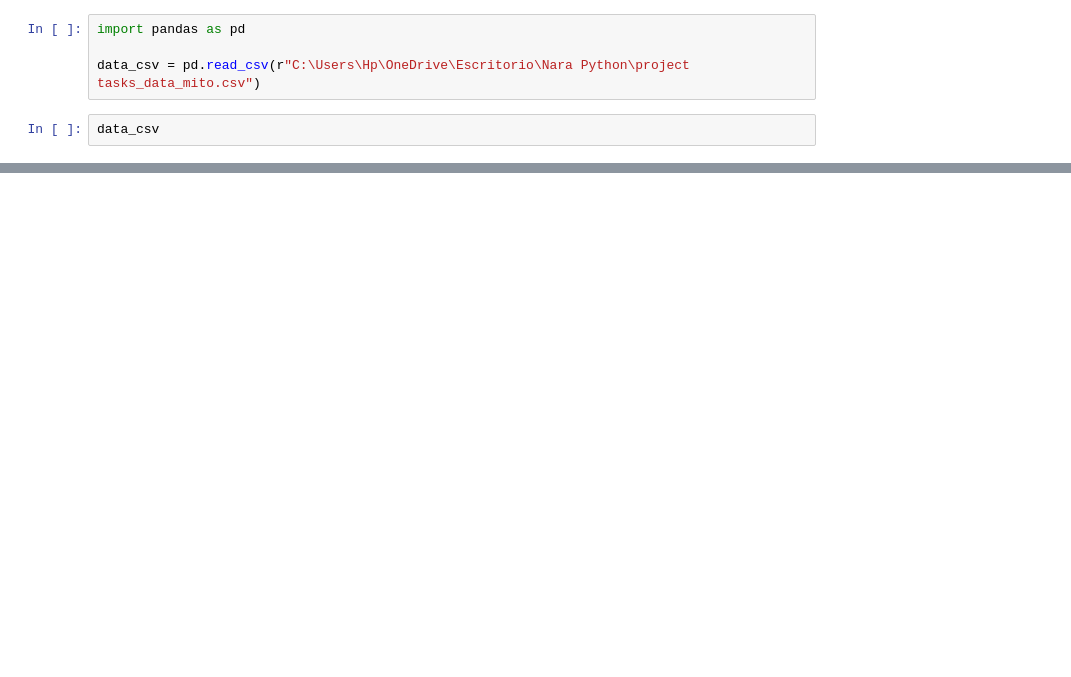
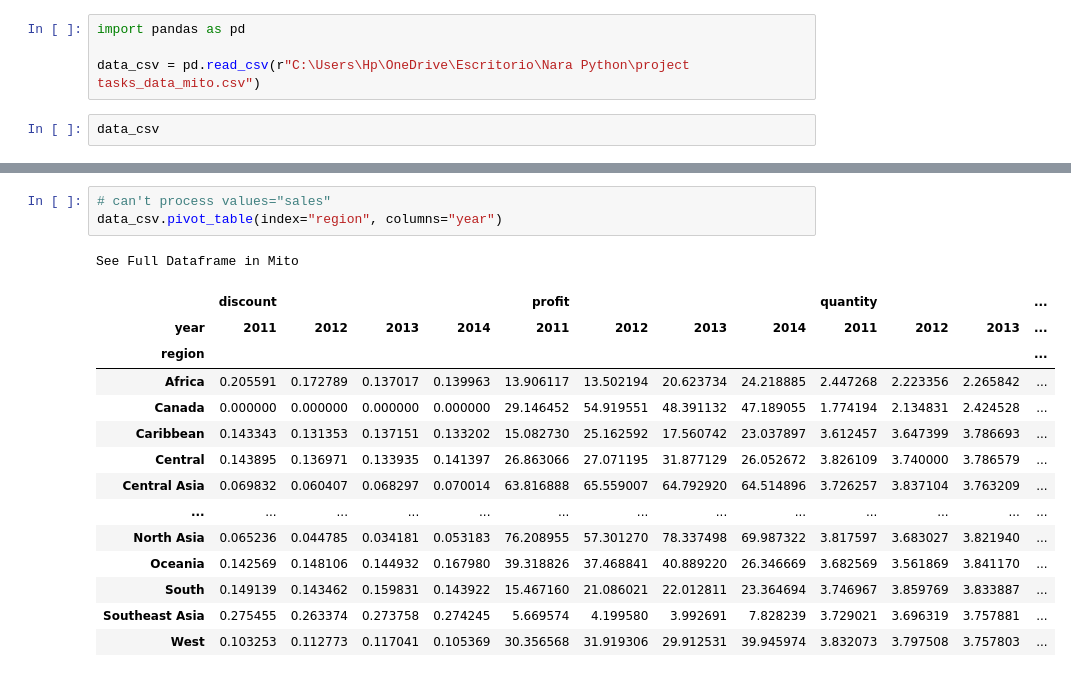
Before and after one commit to Laizra/Python-data-analysis, a Jupyter notebook: Real projects/mito.ipynb, the cells around one changed output, grey strips where cells are left out. Drawn from its saved outputs; the diff is of its cells as text; blank space fills up the shorter version.

Commit message:
Mito, 9th video

```diff
--- a/Real projects/mito.ipynb
+++ b/Real projects/mito.ipynb
@@ -33,0 +101,19 @@ See Full Dataframe in Mito
+# %%
+# can't process values="sales"
+data_csv.pivot_table(index="region", columns="year")
+# %% [output]
+See Full Dataframe in Mito
+|  | discount |  |  |  | profit |  |  |  | quantity |  |  | ... |
+| year | 2011 | 2012 | 2013 | 2014 | 2011 | 2012 | 2013 | 2014 | 2011 | 2012 | 2013 | ... |
+| region |  |  |  |  |  |  |  |  |  |  |  | ... |
+| Africa | 0.205591 | 0.172789 | 0.137017 | 0.139963 | 13.906117 | 13.502194 | 20.623734 | 24.218885 | 2.447268 | 2.223356 | 2.265842 | ... |
+| Canada | 0.000000 | 0.000000 | 0.000000 | 0.000000 | 29.146452 | 54.919551 | 48.391132 | 47.189055 | 1.774194 | 2.134831 | 2.424528 | ... |
+| Caribbean | 0.143343 | 0.131353 | 0.137151 | 0.133202 | 15.082730 | 25.162592 | 17.560742 | 23.037897 | 3.612457 | 3.647399 | 3.786693 | ... |
+| Central | 0.143895 | 0.136971 | 0.133935 | 0.141397 | 26.863066 | 27.071195 | 31.877129 | 26.052672 | 3.826109 | 3.740000 | 3.786579 | ... |
+| Central Asia | 0.069832 | 0.060407 | 0.068297 | 0.070014 | 63.816888 | 65.559007 | 64.792920 | 64.514896 | 3.726257 | 3.837104 | 3.763209 | ... |
+| ... | ... | ... | ... | ... | ... | ... | ... | ... | ... | ... | ... | ... |
+| North Asia | 0.065236 | 0.044785 | 0.034181 | 0.053183 | 76.208955 | 57.301270 | 78.337498 | 69.987322 | 3.817597 | 3.683027 | 3.821940 | ... |
+| Oceania | 0.142569 | 0.148106 | 0.144932 | 0.167980 | 39.318826 | 37.468841 | 40.889220 | 26.346669 | 3.682569 | 3.561869 | 3.841170 | ... |
+| South | 0.149139 | 0.143462 | 0.159831 | 0.143922 | 15.467160 | 21.086021 | 22.012811 | 23.364694 | 3.746967 | 3.859769 | 3.833887 | ... |
+| Southeast Asia | 0.275455 | 0.263374 | 0.273758 | 0.274245 | 5.669574 | 4.199580 | 3.992691 | 7.828239 | 3.729021 | 3.696319 | 3.757881 | ... |
+| West | 0.103253 | 0.112773 | 0.117041 | 0.105369 | 30.356568 | 31.919306 | 29.912531 | 39.945974 | 3.832073 | 3.797508 | 3.757803 | ... |
```
Also changed, not shown: parts of 12 cells of this notebook, 1 other file.
